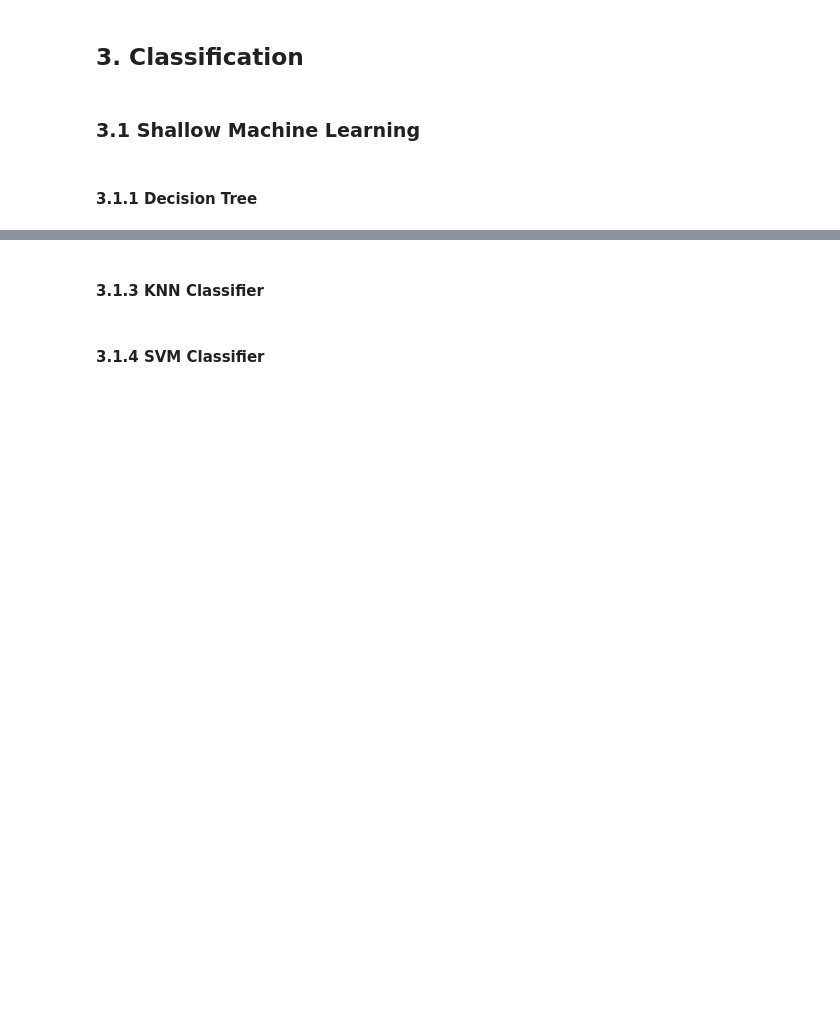
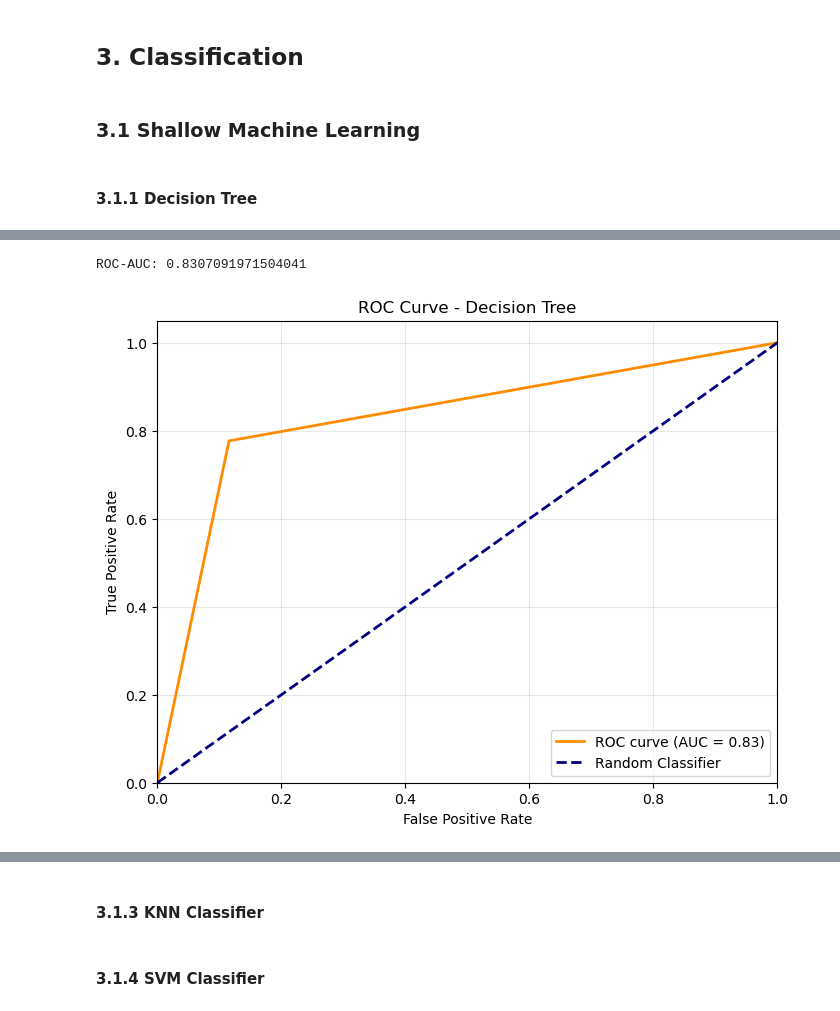
Before and after one commit to fcardia/phoneme_classification, a Jupyter notebook: main.ipynb, the cells around one changed output, grey strips where cells are left out. Saved outputs shown, nothing was run; the diff lists cells and outputs as text; code cells hidden in the pictures; blank space fills up the shorter version.

```diff
--- a/main.ipynb
+++ b/main.ipynb
@@ -238,0 +271,21 @@ plt.show()
+# %%
+from sklearn.metrics import roc_auc_score, roc_curve
+y_pred_proba = dt.predict_proba(X_test)[:, 1]
+roc_auc = roc_auc_score(y_test, y_pred_proba)
+print("ROC-AUC:", roc_auc)
+fpr, tpr, thresholds = roc_curve(y_test, y_pred_proba, pos_label='2')
+
+plt.figure(figsize=(8, 6))
+plt.plot(fpr, tpr, color='darkorange', lw=2, label=f'ROC curve (AUC = {roc_auc:.2f})')
+plt.plot([0, 1], [0, 1], color='navy', lw=2, linestyle='--', label='Random Classifier')
+plt.xlim([0.0, 1.0])
+plt.ylim([0.0, 1.05])
+plt.xlabel('False Positive Rate')
+plt.ylabel('True Positive Rate')
+plt.title('ROC Curve - Decision Tree')
+plt.legend(loc="lower right")
+plt.grid(alpha=0.3)
+plt.show()
+# %% [output]
+ROC-AUC: 0.8307091971504041
+[figure, added]
```
Also changed, not shown: parts of 12 cells of this notebook.
